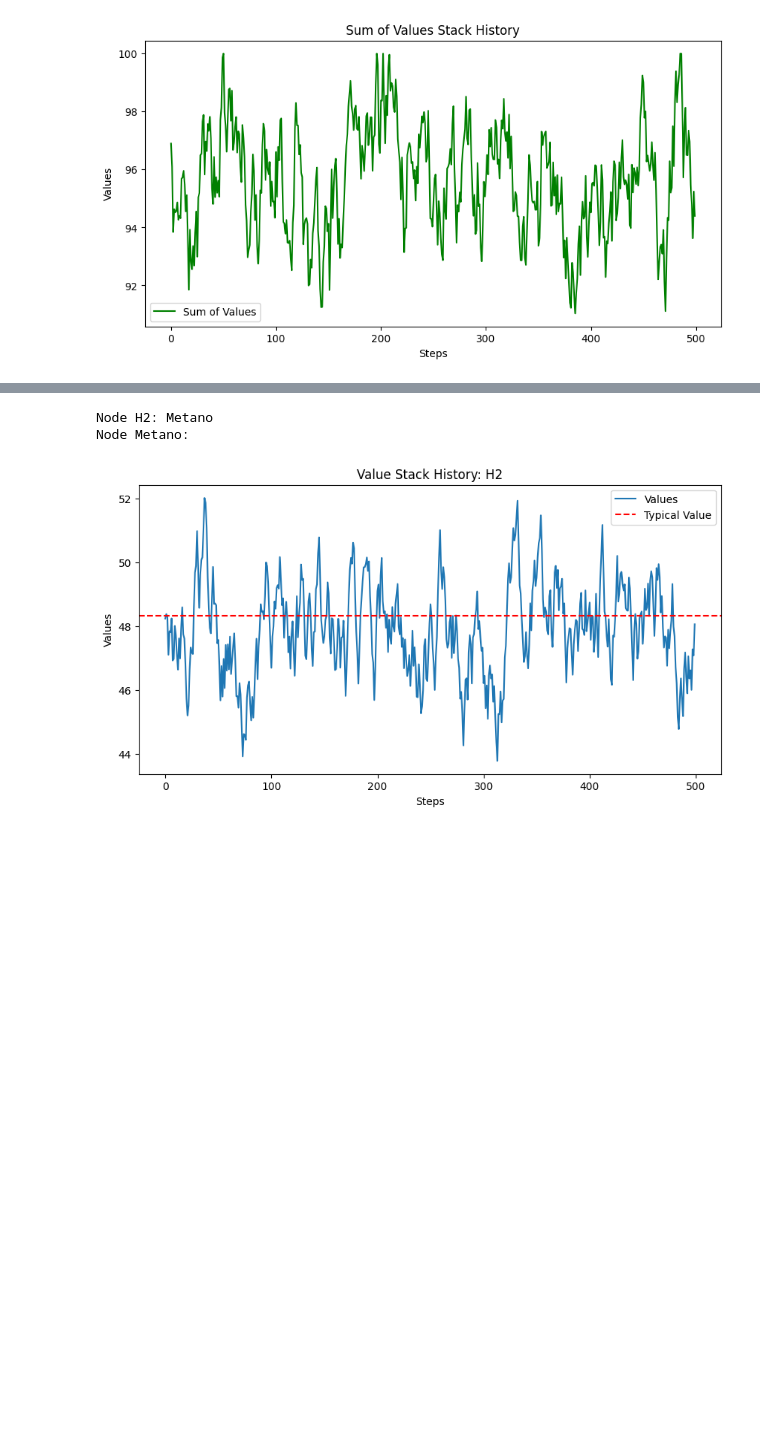
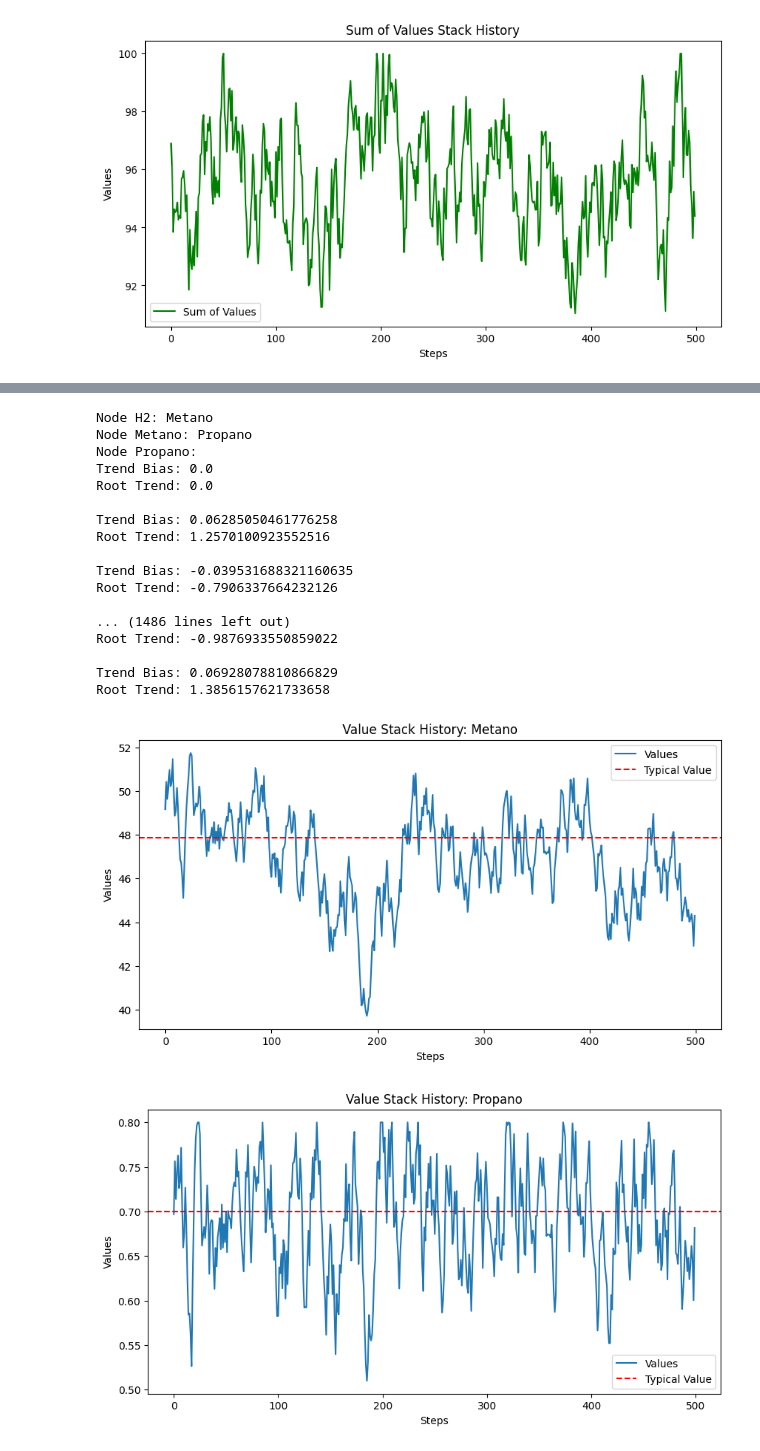
Before and after one commit to gust-vaz/IC_RL_project, a Jupyter notebook: simulador_draft.ipynb, the cells around one changed output, grey strips where cells are left out. Drawn from its saved outputs; the diff is of its cells as text; code cells hidden in the pictures; blank space fills up the shorter version.

```diff
--- a/simulador_draft.ipynb
+++ b/simulador_draft.ipynb
@@ -26,27 +47,48 @@ Base.show_sum_history()
 # %%
-from TurbineSimulator import Standard, Graph, CorrelacaoH2Metano, CorrUsual
+from TurbineSimulator import Standard, Graph, CorrelacaoH2Metano, CorrelacaoUsual
 
-H2 = Standard(lower_bound=30, upper_bound=60, typical_value=48.32, name="H2",
-              theta=1.5, typical_bias=0.1)
-Metano = Standard(lower_bound=39.24, upper_bound=70, typical_value=47.86, name="Metano",
-                  theta=1.5, typical_bias=0.1)
+H2      = Standard(lower_bound=30, upper_bound=60, typical_value=48.32,
+                   name="H2", theta=1.5, typical_bias=0.1)
+Metano  = Standard(lower_bound=39.24, upper_bound=70, typical_value=47.86,
+                   name="Metano", theta=1.5, typical_bias=0.1)
+Propano = Standard(lower_bound=0, upper_bound=0.8, typical_value=0.7,
+                    name="Propano", theta=0.01, typical_bias=0.1)
+
+relation1 = CorrelacaoH2Metano(limit_lower_bound=75, limit_upper_bound=100,
+                              typical_lower_bound=93, typical_upper_bound=98)
+relation2 = CorrelacaoUsual(correlation=0.05)
 
 graph = Graph()
-relation = CorrelacaoH2Metano(limit_lower_bound=75, limit_upper_bound=100,
-                              typical_lower_bound=93, typical_upper_bound=98)
-
 node1 = graph.add_node(H2)
 node2 = graph.add_node(Metano)
-graph.add_edge(node1, node2, relation)
+node3 = graph.add_node(Propano)
+graph.add_edge(root=node1, child=node2, strategy=relation1)
+graph.add_edge(root=node2, child=node3, strategy=relation2)
 
 graph.display()
-print()
 graph.simulate(500)
-node1.op.show_history()
+node2.op.show_history()
+node3.op.show_history()
 # %% [output]
 Node H2: Metano
-Node Metano:
+Node Metano: Propano
+Node Propano:
+Trend Bias: 0.0
+Root Trend: 0.0
+
+Trend Bias: 0.06285050461776258
+Root Trend: 1.2570100923552516
+
+Trend Bias: -0.039531688321160635
+Root Trend: -0.7906337664232126
+
+... (1486 lines left out)
+Root Trend: -0.9876933550859022
+
+Trend Bias: 0.06928078810866829
+Root Trend: 1.3856157621733658
-[figure, old version]
+[figure, new version]
+[figure, added]
 # %%
 from TurbineSimulator import show_history, show_sum_history
 
```
Also changed, not shown: parts of 2 cells of this notebook, 2 other files.
